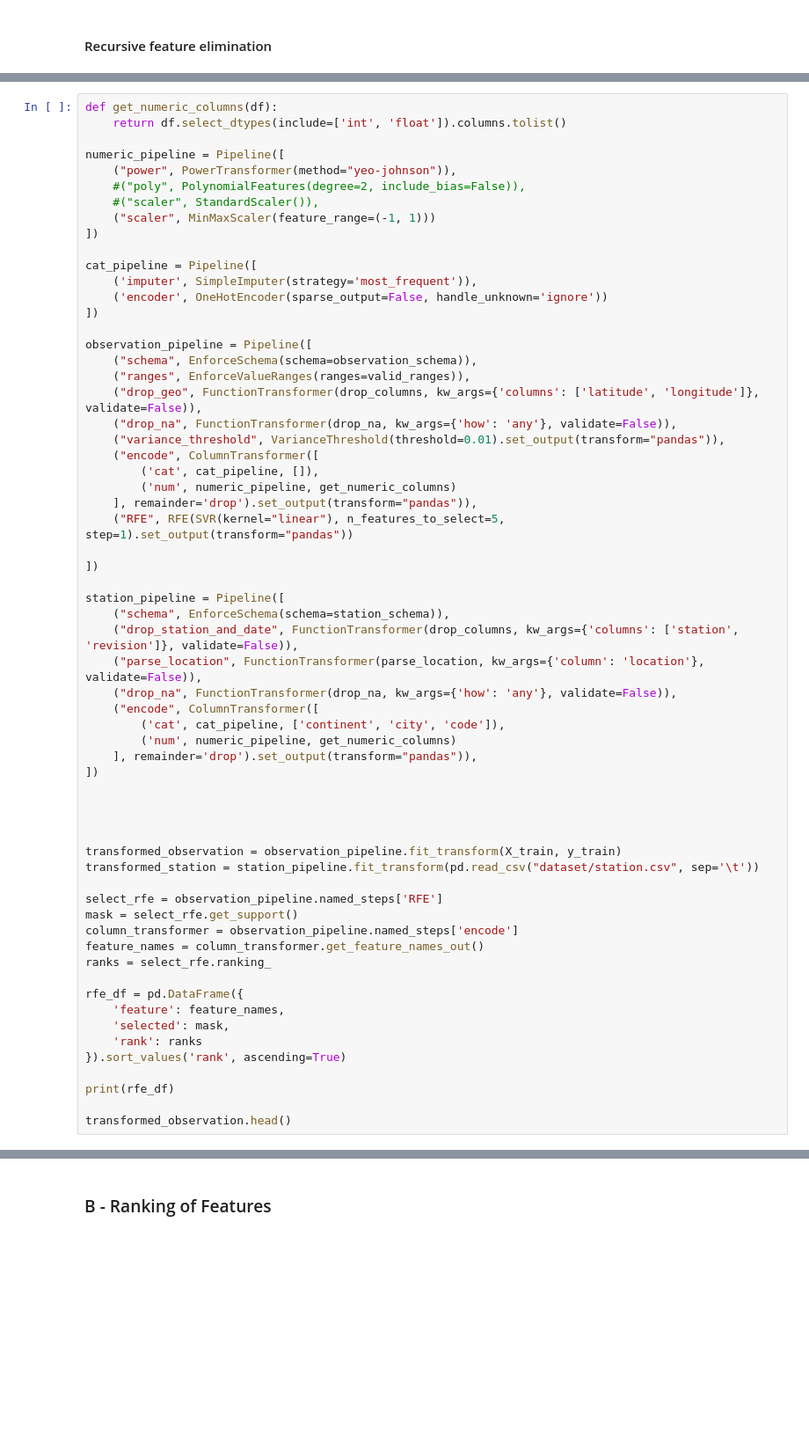
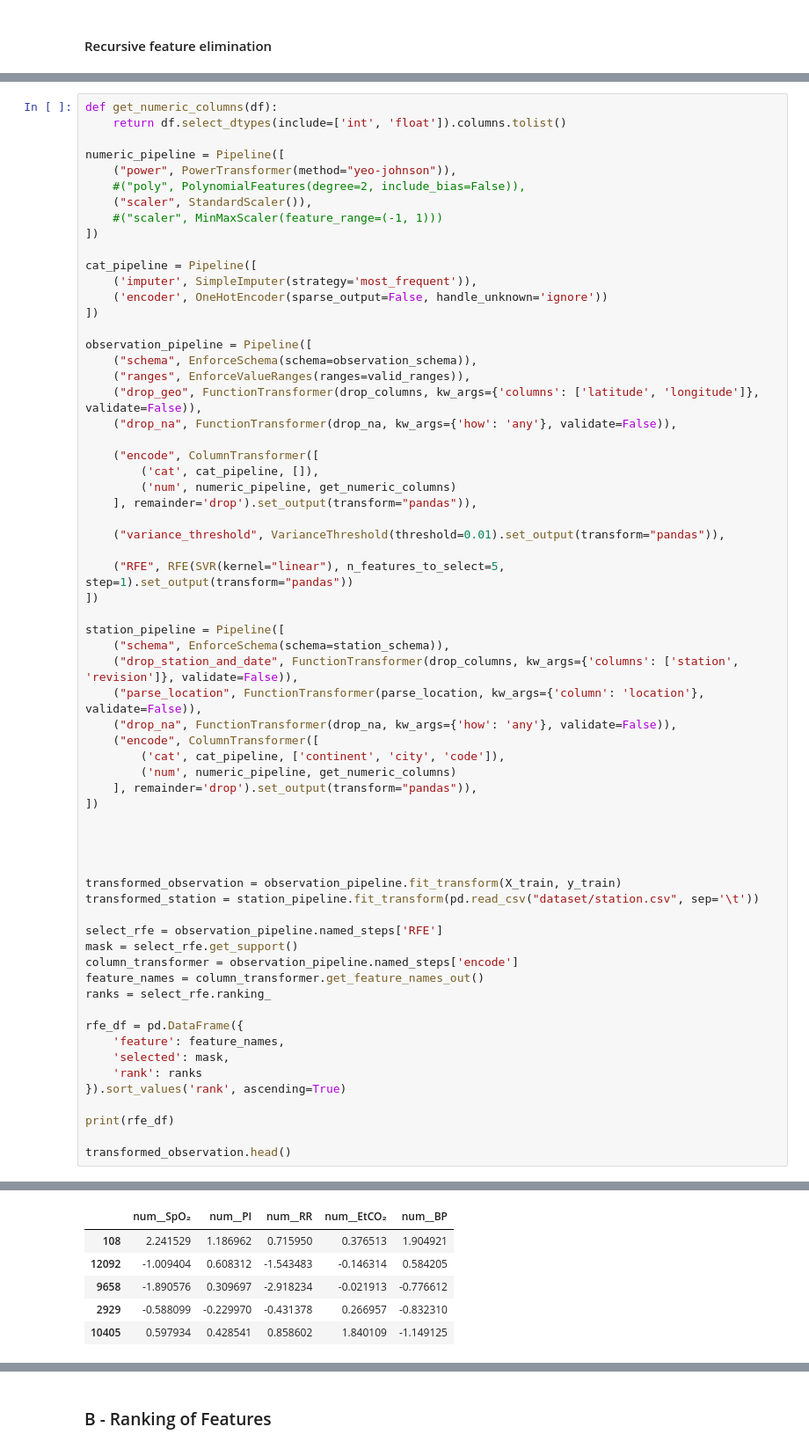
Before and after one commit to kurcinamarian/IAU, a Jupyter notebook: phase_2.ipynb, the cells around one changed output, grey strips where cells are left out. Shown at 88% size. Cells and saved outputs as stored; diff of their text form; blank space fills up the shorter version.

Commit message:
final corrections, added table for feature selections and commented evrything

```diff
--- a/phase_2.ipynb
+++ b/phase_2.ipynb
@@ -954,8 +982,8 @@ def get_numeric_columns(df):
 numeric_pipeline = Pipeline([
     ("power", PowerTransformer(method="yeo-johnson")),
     #("poly", PolynomialFeatures(degree=2, include_bias=False)),
-    #("scaler", StandardScaler()),
-    ("scaler", MinMaxScaler(feature_range=(-1, 1)))
+    ("scaler", StandardScaler()),
+    #("scaler", MinMaxScaler(feature_range=(-1, 1)))
 ])
 
 cat_pipeline = Pipeline([
@@ -968,13 +996,15 @@ observation_pipeline = Pipeline([
     ("ranges", EnforceValueRanges(ranges=valid_ranges)),
     ("drop_geo", FunctionTransformer(drop_columns, kw_args={'columns': ['latitude', 'longitude']}, validate=False)),
     ("drop_na", FunctionTransformer(drop_na, kw_args={'how': 'any'}, validate=False)),
-    ("variance_threshold", VarianceThreshold(threshold=0.01).set_output(transform="pandas")),
+
     ("encode", ColumnTransformer([
         ('cat', cat_pipeline, []),
         ('num', numeric_pipeline, get_numeric_columns)
     ], remainder='drop').set_output(transform="pandas")),
+
+    ("variance_threshold", VarianceThreshold(threshold=0.01).set_output(transform="pandas")),
+
     ("RFE", RFE(SVR(kernel="linear"), n_features_to_select=5, step=1).set_output(transform="pandas"))
-
 ])
 
 station_pipeline = Pipeline([
@@ -1009,3 +1039,4 @@ rfe_df = pd.DataFrame({
 print(rfe_df)
 
 transformed_observation.head()
+# %% [output]
@@ -1011,0 +1065,6 @@ transformed_observation.head()
+|  | num__SpO₂ | num__PI | num__RR | num__EtCO₂ | num__BP |
+| 108 | 2.241529 | 1.186962 | 0.715950 | 0.376513 | 1.904921 |
+| 12092 | -1.009404 | 0.608312 | -1.543483 | -0.146314 | 0.584205 |
+| 9658 | -1.890576 | 0.309697 | -2.918234 | -0.021913 | -0.776612 |
+| 2929 | -0.588099 | -0.229970 | -0.431378 | 0.266957 | -0.832310 |
+| 10405 | 0.597934 | 0.428541 | 0.858602 | 1.840109 | -1.149125 |
```
Also changed, not shown: parts of 11 cells of this notebook.
